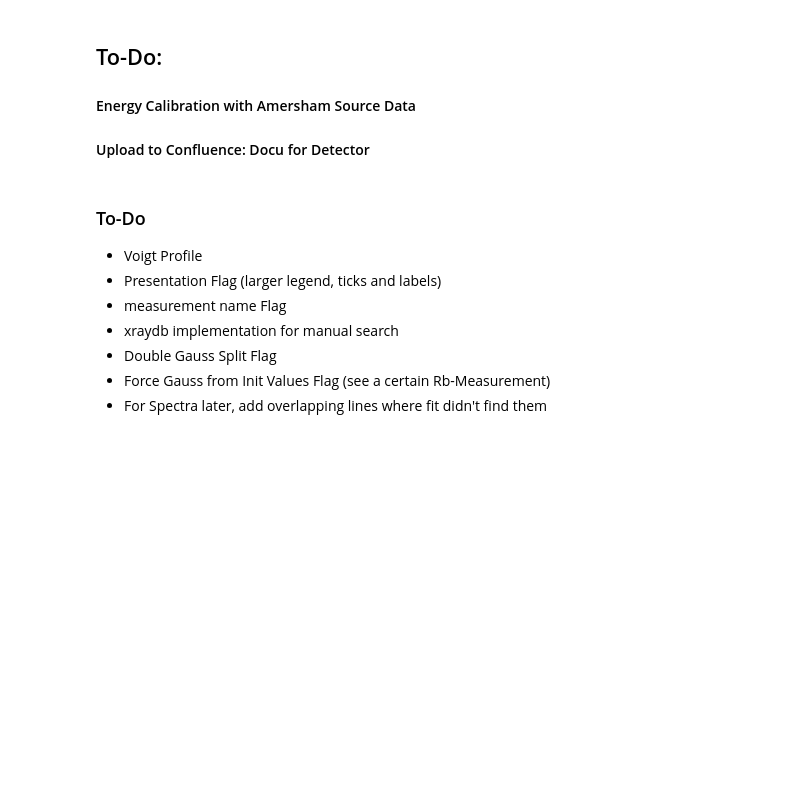
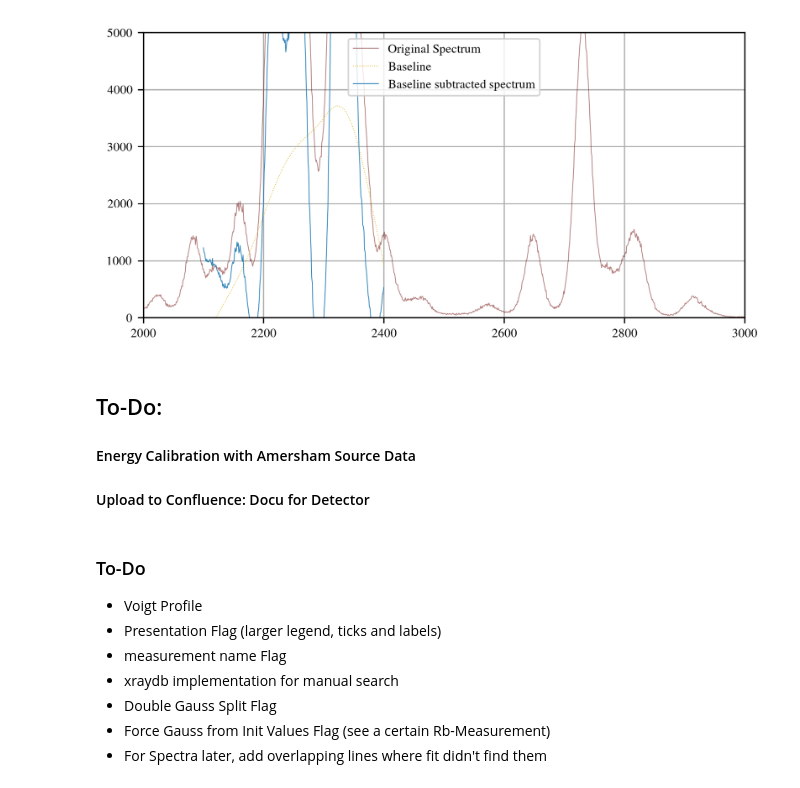
Before and after one commit to SirPhoenix007/IBA-Bonn, a Jupyter notebook: Study_2602_PIXEDetector/PIXE_results_HarwellSource.ipynb, the cells around one changed output. Cells and saved outputs as stored; diff of their text form; code cells hidden in the pictures; blank space fills up the shorter version.

```diff
--- a/Study_2602_PIXEDetector/PIXE_results_HarwellSource.ipynb
+++ b/Study_2602_PIXEDetector/PIXE_results_HarwellSource.ipynb
@@ -142,6 +143,40 @@ INFO: SETUP COMPLETE (1609.38 ms)
 # f_n = all_files_from_measSet('2026_02_27')
 # f_n = all_files_from_measSet('2026_03_25')
 # f_n = all_files_from_measSet('collected_data//2026_05_13')
+# %%
+def data_baseline_subtracted(file:str, select_window:list):
+    data = read_json_formatted_file(file)
+
+    bin_data = np.array(data['RawData'][:-1])
+    bin_data_selected = bin_data[select_window[0]:select_window[1]+1]
+    bin_data_zerofixed = np.where(bin_data_selected == 0, 1, bin_data_selected)
+    data_err = np.sqrt(bin_data_zerofixed)
+
+    bins = np.arange(0,len(bin_data),1)
+    bins_selected = bins[select_window[0]:select_window[1]+1]
+    bins_err = np.array([2]*len(bins_selected))
+
+    bsl_fitter = Baseline(x_data=bins_selected)
+
+    baseline, params = bsl_fitter.iasls(bin_data_selected, lam=1e5, max_iter=200, p=0.1)
+    subtracted = bin_data_selected - baseline
+    plt.figure(figsize=(6,3), dpi=300)
+    plt.plot(bins, bin_data, alpha=0.5, lw=0.5, color=color_schemes['c_rainbow'][0], label='Original Spectrum')
+    plt.plot(bins_selected, baseline, lw=0.5, ls=':', color=color_schemes['c_rainbow'][3], label='Baseline')
+    plt.plot(bins_selected, subtracted, lw=0.5, color=color_schemes['c_rainbow'][6], label='Baseline subtracted spectrum')
+
+    # plt.yscale('log')
+    plt.ylim(0,5000)
+    plt.xlim(2000,3000)
+    plt.legend()
+    plt.grid()
+    plt.tight_layout()
+    plt.show()
+
+
+data_baseline_subtracted('.//collected_data//2026_05_13//20260513-160638.vspc', [2100,2400])
+# %% [output]
+[figure, added]
 # %% [markdown]
 ## To-Do:
 
```
Also changed, not shown: parts of 1 cell of this notebook.
